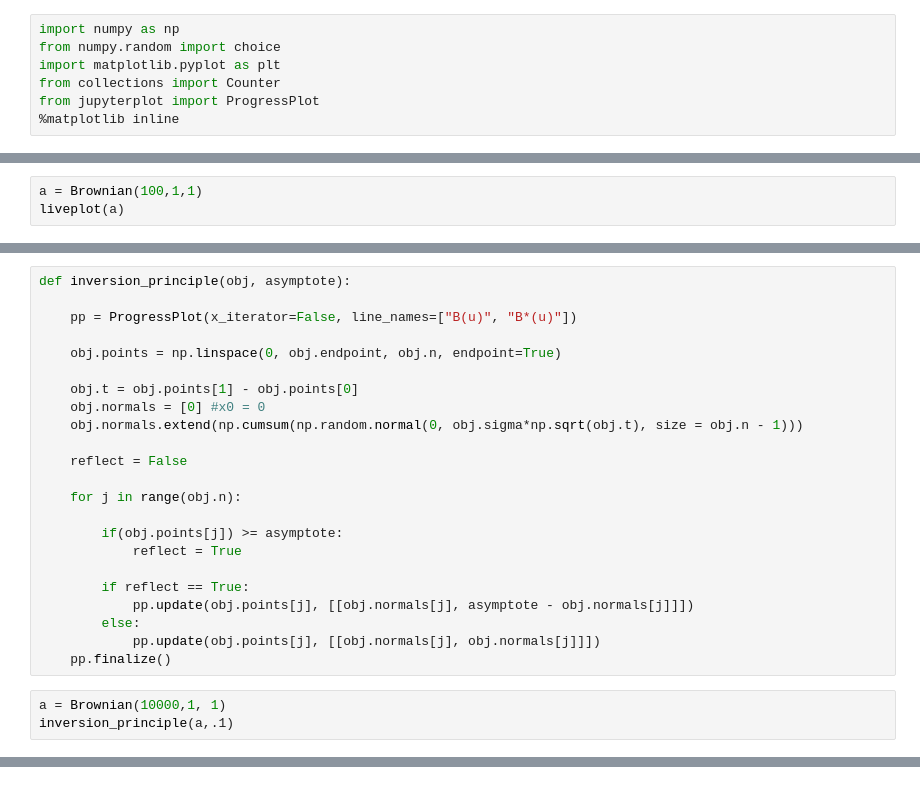
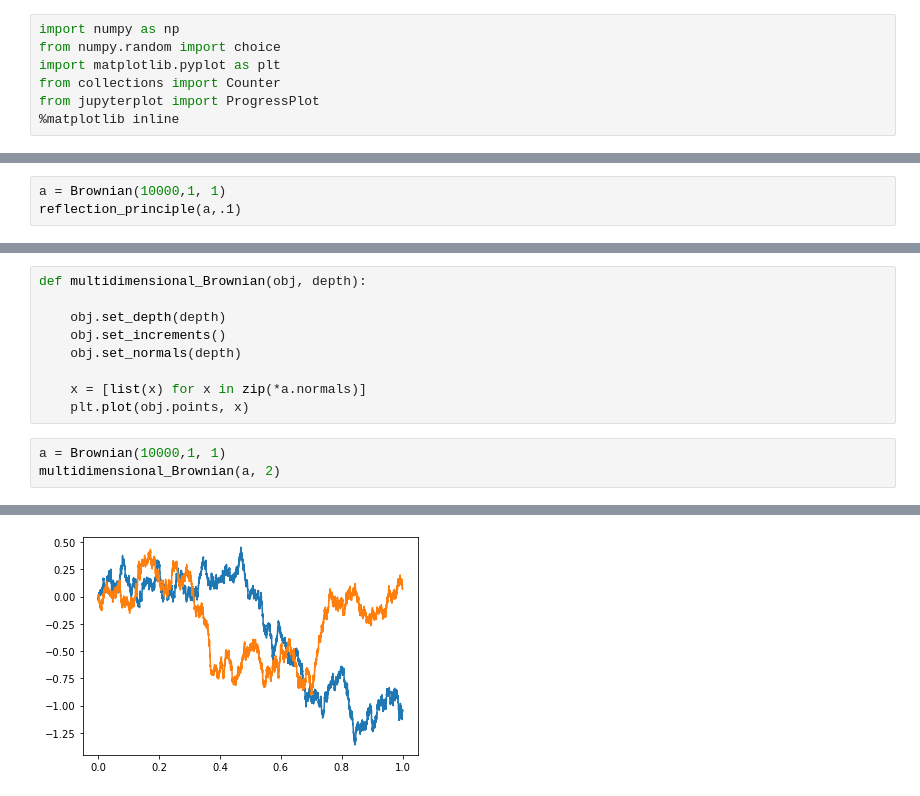
Before and after one commit to BenBadnani/Stochastic-Modeling, a Jupyter notebook: Brownian Motion.ipynb, the cells around one changed output, grey strips where cells are left out. Cells and saved outputs as stored; diff of their text form.

```diff
--- a/Brownian Motion.ipynb
+++ b/Brownian Motion.ipynb
@@ -48,4 +96,4 @@ def liveplot(*objects):
 # %%
-a = Brownian(100,1,1)
-liveplot(a)
+a = Brownian(10000,1, 1)
+reflection_principle(a,.1)
 # %% [output]
@@ -53,27 +102,13 @@ liveplot(a)
-# %%
-def inversion_principle(obj, asymptote):
-
-    pp = ProgressPlot(x_iterator=False, line_names=["B(u)", "B*(u)"])
-
-    obj.points = np.linspace(0, obj.endpoint, obj.n, endpoint=True)
-
-    obj.t = obj.points[1] - obj.points[0]
-    obj.normals = [0] #x0 = 0
-    obj.normals.extend(np.cumsum(np.random.normal(0, obj.sigma*np.sqrt(obj.t), size = obj.n - 1)))
-
-    reflect = False
-
-    for j in range(obj.n):
-
-        if(obj.points[j]) >= asymptote:
-            reflect = True
-
-        if reflect == True:
-            pp.update(obj.points[j], [[obj.normals[j], asymptote - obj.normals[j]]])
-        else:
-            pp.update(obj.points[j], [[obj.normals[j], obj.normals[j]]])
-    pp.finalize()
+# %%
+def multidimensional_Brownian(obj, depth):
+
+    obj.set_depth(depth)
+    obj.set_increments()
+    obj.set_normals(depth)
+
+    x = [list(x) for x in zip(*a.normals)]
+    plt.plot(obj.points, x)
 # %%
 a = Brownian(10000,1, 1)
-inversion_principle(a,.1)
+multidimensional_Brownian(a, 2)
 # %% [output]
@@ -81,0 +115 @@ inversion_principle(a,.1)
+[figure, added]
```
Also changed, not shown: parts of 7 cells of this notebook.
